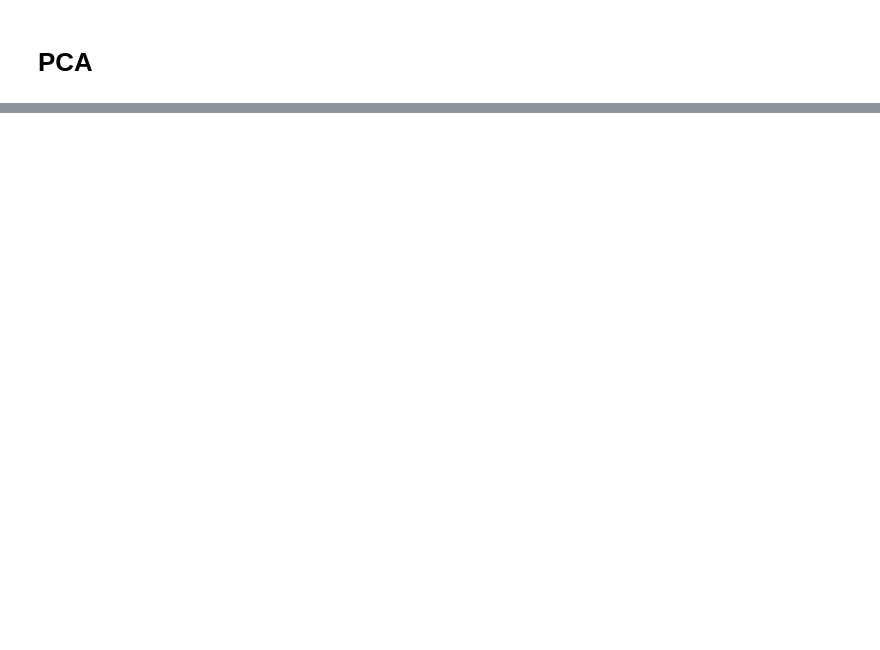
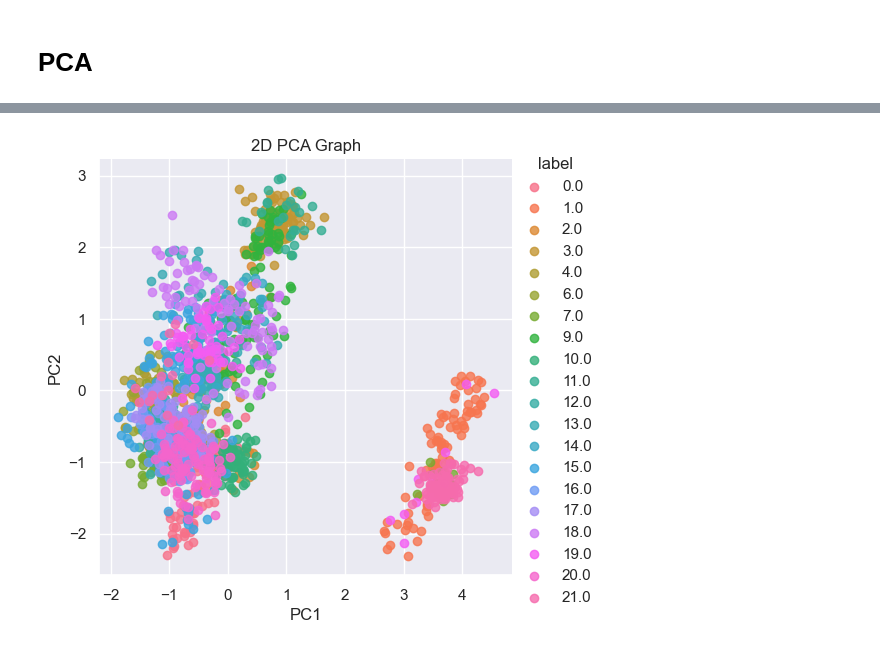
Before and after one commit to franciscodomingo/DataMining-Basics-2024, a Jupyter notebook: TP_1.ipynb, the cells around one changed output, grey strips where cells are left out. Cells and saved outputs as stored; diff of their text form; code cells hidden in the pictures; blank space fills up the shorter version.

```diff
--- a/TP_1.ipynb
+++ b/TP_1.ipynb
@@ -392,0 +339,15 @@ plt.show()
+# %%
+sns.set()
+sns.lmplot(
+    x='PC1',
+    y='PC2',
+    data=pca_df,
+    hue='label',
+    fit_reg=False,
+    legend=True
+    )
+
+plt.title('2D PCA Graph')
+plt.show()
+# %% [output]
+[figure, added]
```
Also changed, not shown: parts of 16 cells of this notebook.
